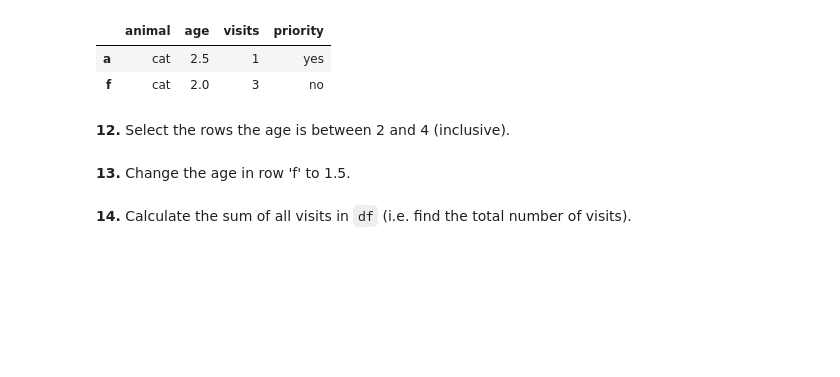
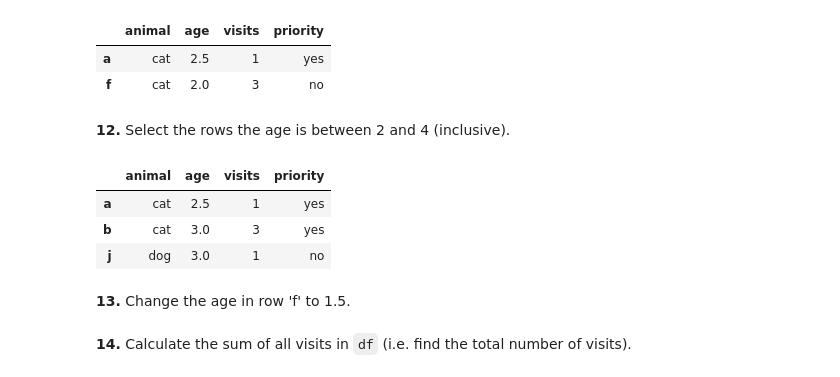
Before and after one commit to mariavanv/100-pandas-puzzles, a Jupyter notebook: 100-pandas-puzzles.ipynb, the cells around one changed output. Cells and saved outputs as stored; diff of their text form; code cells hidden in the pictures; blank space fills up the shorter version.

```diff
--- a/100-pandas-puzzles.ipynb
+++ b/100-pandas-puzzles.ipynb
@@ -168,6 +168,11 @@ df.loc[(df['animal'] == 'cat') & (df['age'] < 3) ]
 # %% [markdown]
 **12.** Select the rows the age is between 2 and 4 (inclusive).
 # %%
-df.loc[(df['age'] < 3) ]
+df.loc[(df['age'] <= 4) & (df['age'] >= 2) ]
+# %% [output]
+|  | animal | age | visits | priority |
+| a | cat | 2.5 | 1 | yes |
+| b | cat | 3.0 | 3 | yes |
+| j | dog | 3.0 | 1 | no |
 # %% [markdown]
 **13.** Change the age in row 'f' to 1.5.
```
Also changed, not shown: parts of 14 cells of this notebook.
